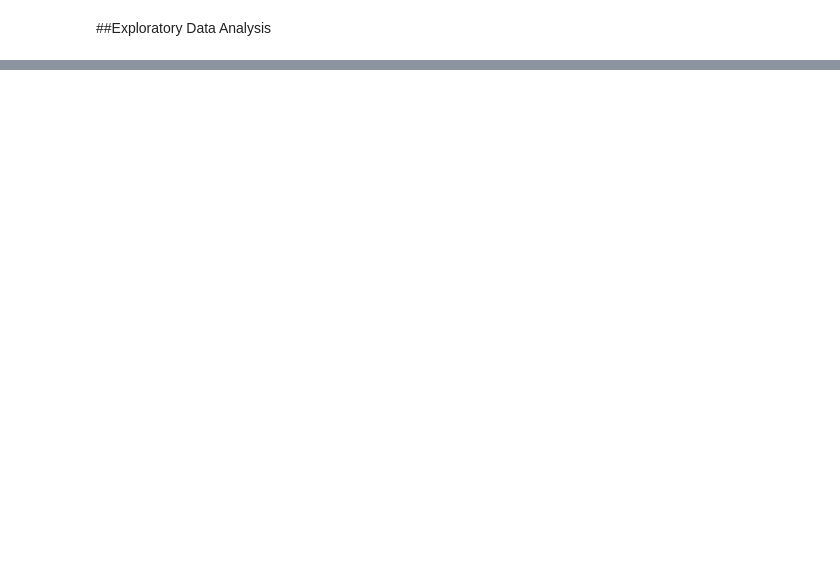
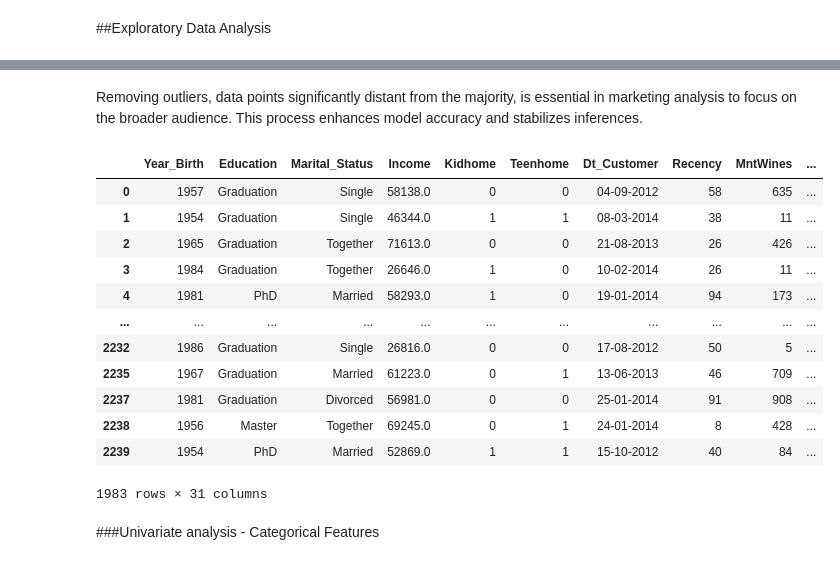
Before and after one commit to jaydeep-1998/-Customer-Segmentation-For-Marketing-Campaign-Analysis, a Jupyter notebook: Customer Segmentation.ipynb, the cells around one changed output, grey strips where cells are left out. Saved outputs shown, nothing was run; the diff lists cells and outputs as text; code cells hidden in the pictures; blank space fills up the shorter version.

```diff
--- a/Customer Segmentation.ipynb
+++ b/Customer Segmentation.ipynb
@@ -130,0 +251,41 @@ numerical_features_summary
+# %% [markdown]
+Removing outliers, data points significantly distant from the majority, is essential in marketing analysis to focus on the broader audience. This process enhances model accuracy and stabilizes inferences.
+# %%
+# Outliers are evident in the following features, as clearly illustrated by the above box plots
+
+feature_with_outliers = ['Age','MntWines', 'Income',
+                        'NumWebPurchases','NumCatalogPurchases', 'NumWebVisitsMonth']
+
+# Function to remove outliers using IQR
+def remove_outliers(df, column_name):
+    Q1 = df[column_name].quantile(0.25)
+    Q3 = df[column_name].quantile(0.75)
+    IQR = Q3 - Q1
+    lower_bound = Q1 - 1.5 * IQR
+    upper_bound = Q3 + 1.5 * IQR
+    df_no_outliers = df[(df[column_name] >= lower_bound) & (df[column_name] <= upper_bound)]
+
+    return df_no_outliers
+
+# Remove outliers from the specified column
+for feature in feature_with_outliers:
+  data = remove_outliers(data, feature)
+
+# Display the DataFrame without outliers
+data
+# %% [output]
+|  | Year_Birth | Education | Marital_Status | Income | Kidhome | Teenhome | Dt_Customer | Recency | MntWines | ... |
+| 0 | 1957 | Graduation | Single | 58138.0 | 0 | 0 | 04-09-2012 | 58 | 635 | ... |
+| 1 | 1954 | Graduation | Single | 46344.0 | 1 | 1 | 08-03-2014 | 38 | 11 | ... |
+| 2 | 1965 | Graduation | Together | 71613.0 | 0 | 0 | 21-08-2013 | 26 | 426 | ... |
+| 3 | 1984 | Graduation | Together | 26646.0 | 1 | 0 | 10-02-2014 | 26 | 11 | ... |
+| 4 | 1981 | PhD | Married | 58293.0 | 1 | 0 | 19-01-2014 | 94 | 173 | ... |
+| ... | ... | ... | ... | ... | ... | ... | ... | ... | ... | ... |
+| 2232 | 1986 | Graduation | Single | 26816.0 | 0 | 0 | 17-08-2012 | 50 | 5 | ... |
+| 2235 | 1967 | Graduation | Married | 61223.0 | 0 | 1 | 13-06-2013 | 46 | 709 | ... |
+| 2237 | 1981 | Graduation | Divorced | 56981.0 | 0 | 0 | 25-01-2014 | 91 | 908 | ... |
+| 2238 | 1956 | Master | Together | 69245.0 | 0 | 1 | 24-01-2014 | 8 | 428 | ... |
+| 2239 | 1954 | PhD | Married | 52869.0 | 1 | 1 | 15-10-2012 | 40 | 84 | ... |
+1983 rows × 31 columns
+# %% [markdown]
+###Univariate analysis - Categorical Features
```
Also changed, not shown: parts of 21 cells of this notebook.
